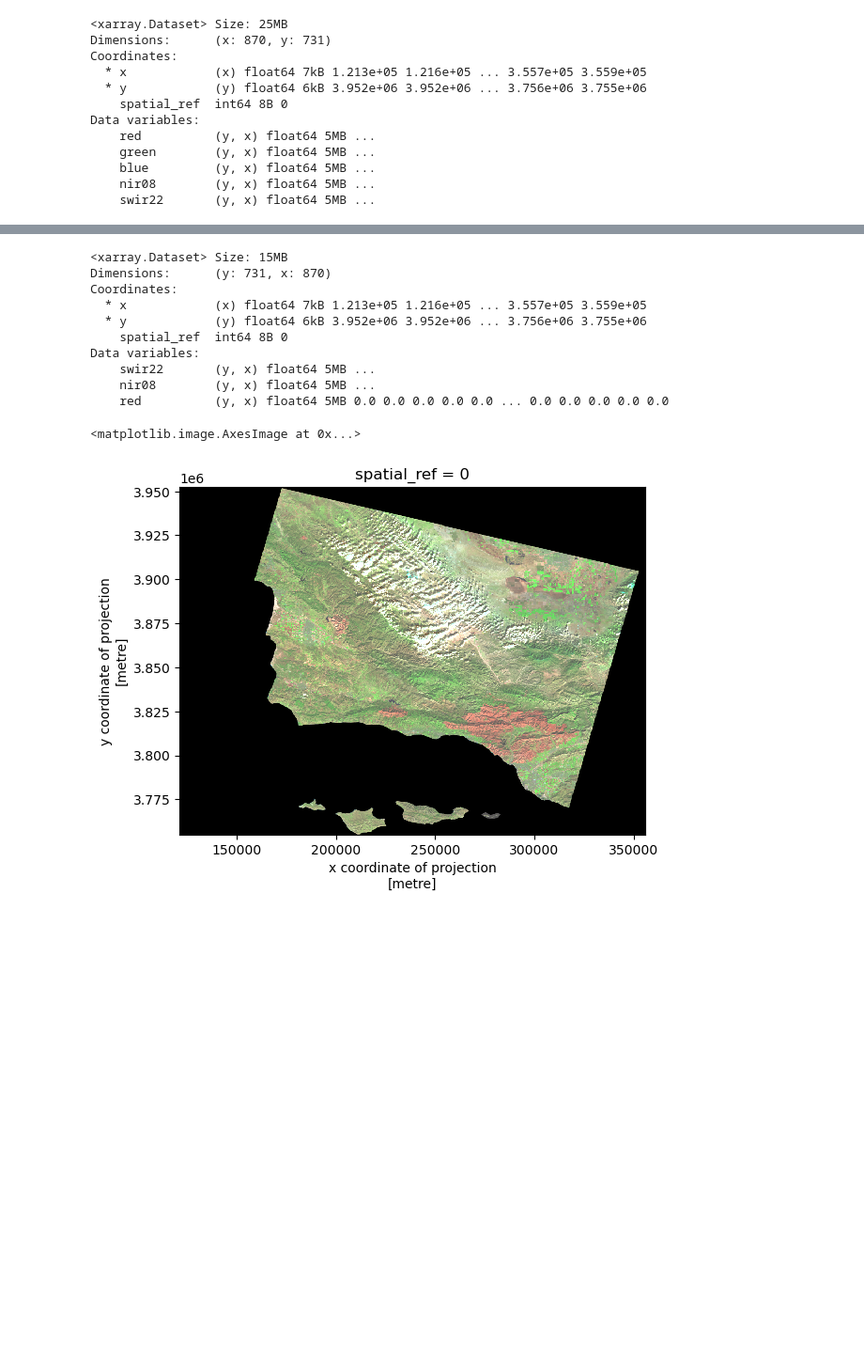
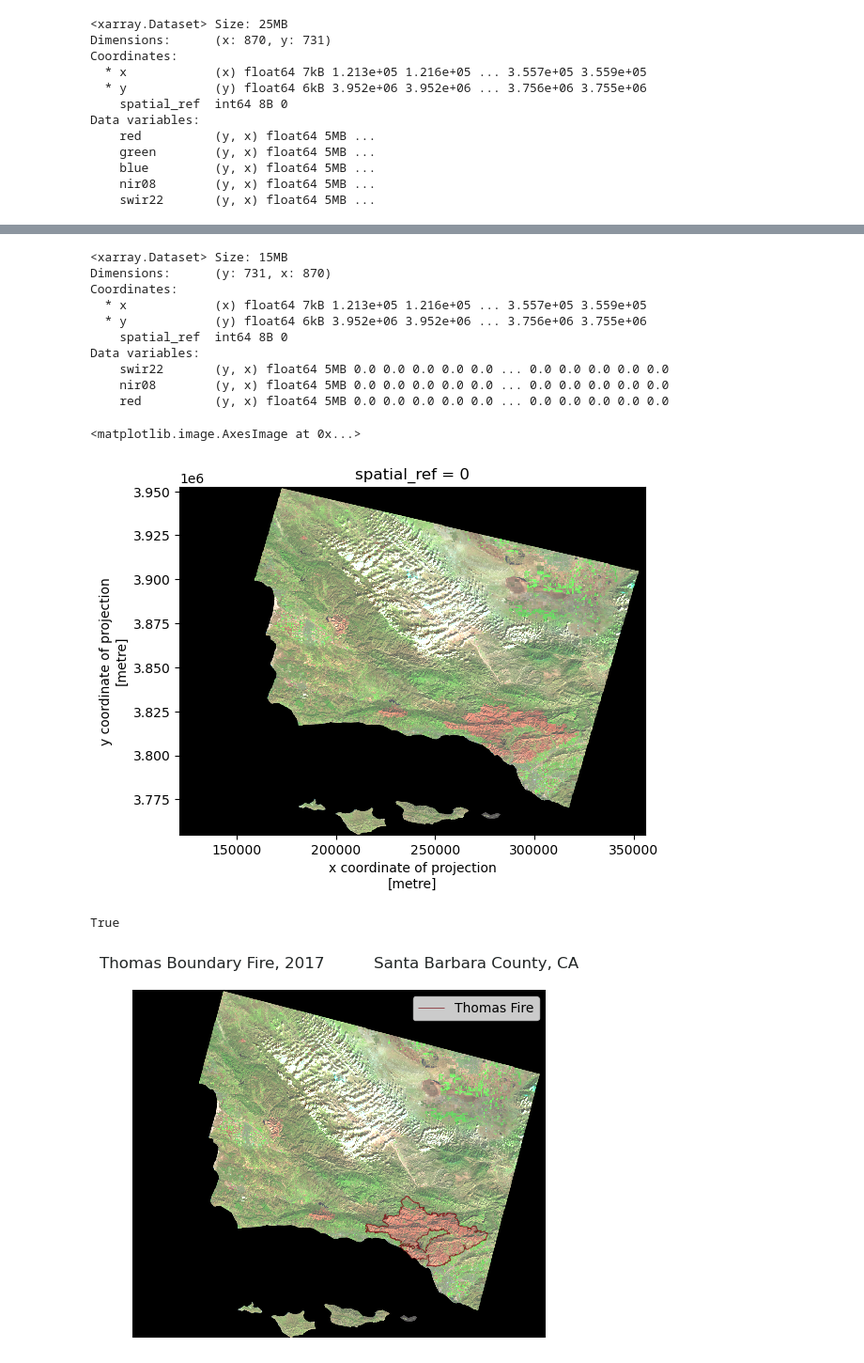
Before and after one commit to nicolelpepper/eds220-hwk4, a Jupyter notebook: hwk4-task2-false-color-PEPPER.ipynb.ipynb, the cells around one changed output, grey strips where cells are left out. Shown at 94% size. Drawn from its saved outputs; the diff is of its cells as text; code cells hidden in the pictures; blank space fills up the shorter version.

```diff
--- a/hwk4-task2-false-color-PEPPER.ipynb.ipynb
+++ b/hwk4-task2-false-color-PEPPER.ipynb.ipynb
@@ -123,15 +108,15 @@ Data variables:
 # ---- Create a false color image -----
 
 # Select red, green, and blue variables
-rgb = landsat[['swir22', 'nir08', 'red']]
+false = landsat[['swir22', 'nir08', 'red']]
 print(rgb)
 
 # Convert to a DataArray using .to_array()
-rgb_array = rgb.to_array()
+false_array = rgb.to_array()
 
 # Plot as an RGB image
 # 'robust = True' sets scale based on the 2nd and 98th percentiles to reduce influence of outliers
-rgb_array.plot.imshow(robust=True)
+false_array.plot.imshow(robust=True)
 # %% [output]
 <xarray.Dataset> Size: 15MB
 Dimensions:      (y: 731, x: 870)
@@ -140,8 +125,27 @@ Coordinates:
   * y            (y) float64 6kB 3.952e+06 3.952e+06 ... 3.756e+06 3.755e+06
     spatial_ref  int64 8B 0
 Data variables:
-    swir22       (y, x) float64 5MB ...
-    nir08        (y, x) float64 5MB ...
+    swir22       (y, x) float64 5MB 0.0 0.0 0.0 0.0 0.0 ... 0.0 0.0 0.0 0.0 0.0
+    nir08        (y, x) float64 5MB 0.0 0.0 0.0 0.0 0.0 ... 0.0 0.0 0.0 0.0 0.0
     red          (y, x) float64 5MB 0.0 0.0 0.0 0.0 0.0 ... 0.0 0.0 0.0 0.0 0.0
 <matplotlib.image.AxesImage at 0x...>
 [figure]
+# %%
+# ---- Prepare Thomas Fire perimeter ----
+
+# Import Thomas fire
+thomas_fire = gpd.read_file("data/thomas_fire/thomas_fire.shp")
+
+# Transform CRS
+# thomas_fire = thomas_fire.to_crs('epsg:3413')
+
+# Check if crs matches landsat data
+landsat.rio.crs == thomas_fire.crs
+
+# Reproject to landsat crs
+thomas_fire = thomas_fire.to_crs(landsat.rio.crs)
+
+# Check if crs matches landsat data
+landsat.rio.crs == thomas_fire.crs
+# %% [output]
+True
@@ -147,0 +174,24 @@ Data variables:
+# %%
+# Create a map of Thomas Fire # Acreage is 28171
+# Make sure aspect ratio is right landsat/landsat
+
+fig, ax = plt.subplots()
+
+false_array.plot.imshow(robust=True)
+
+thomas_fire.boundary.plot(ax=ax,
+                color = "#780B12",
+                linewidth = 0.6,
+                alpha = 0.8)
+
+ax.set_title('Thomas Boundary Fire, 2017          Santa Barbara County, CA',
+            color="#222626",
+            fontsize=12)
+
+ax.axis('off')
+
+plt.legend(thomas_fire,loc='upper right', labels = ["Thomas Fire"])
+
+plt.show()
+# %% [output]
+[figure, added]
```
Also changed, not shown: parts of 5 cells of this notebook.
